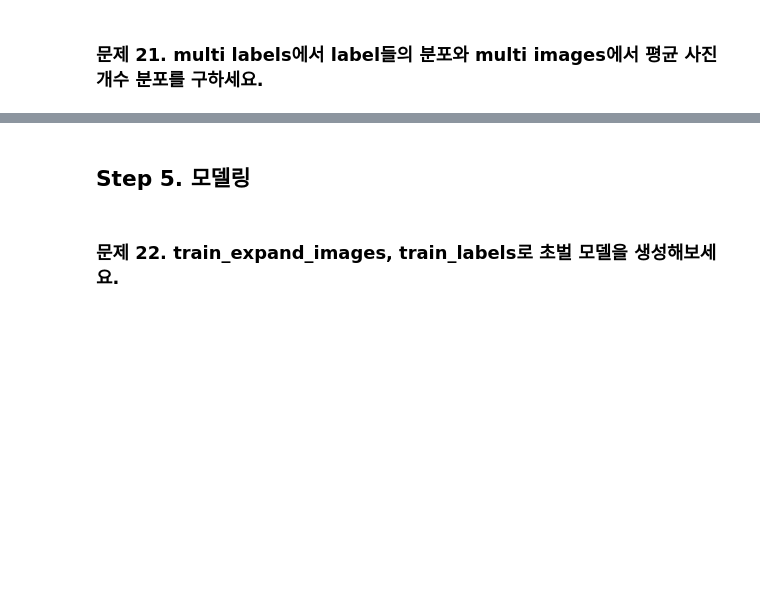
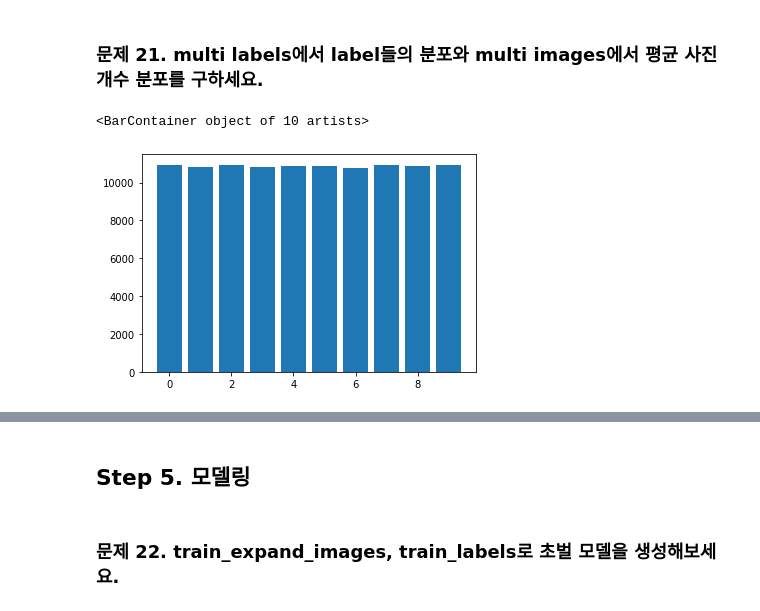
Before and after one commit to sonzwon/TIL_DL, a Jupyter notebook: [practice]Multi_Label_Classification.ipynb, the cells around one changed output, grey strips where cells are left out. Saved outputs shown, nothing was run; the diff lists cells and outputs as text; code cells hidden in the pictures; blank space fills up the shorter version.

```diff
--- a/[practice]Multi_Label_Classification.ipynb
+++ b/[practice]Multi_Label_Classification.ipynb
@@ -260,3 +334,5 @@ return_5img(9)
 ### 문제 18. 4배 이미지 변환을 전체 train/test 데이터에 실행하여 train_multi_images, test_multi_images, train_multi_labels, train_multi_labels를 생성하세요.
 # %%
 # 4배 이미지 변환을 전체 train/test 데이터에 실행하여 train_multi_images, test_multi_images, train_multi_labels, train_multi_labels를 생성하세요.
+multi_x_train, multi_y_train = list(zip(*[expand_4times2(x_train, y_train) for i in x_train]))
+multi_x_test, multi_y_test = list(zip(*[expand_4times2(x_test, y_test) for i in x_test]))
@@ -264,0 +339,6 @@ return_5img(9)
+# %%
+multi_x_train = np.array(multi_x_train)[:,0,:,:].reshape(-1, 56, 56, 1)
+multi_y_train = np.array(multi_y_train)[:,0,:]
+
+multi_x_test = np.array(multi_x_test)[:,0,:,:].reshape(-1, 56, 56, 1)
+multi_y_test = np.array(multi_y_test)[:,0,:]
@@ -274,5 +383,9 @@ return_5img(9)
 ### 문제 21. multi labels에서 label들의 분포와  multi images에서 평균 사진 개수 분포를 구하세요.
 # %%
 # 문제 21. multi labels에서 label들의 분포를 히스토그램으로 구해보세요.
+plt.bar([0,1,2,3,4,5,6,7,8,9], multi_y_train.sum(axis=0))
+# %% [output]
+<BarContainer object of 10 artists>
+[figure, added]
 # %%
 # 문제 22. multi images에서 평균 사진 개수 분포를 구하세요
```
Also changed, not shown: parts of 20 cells of this notebook.
